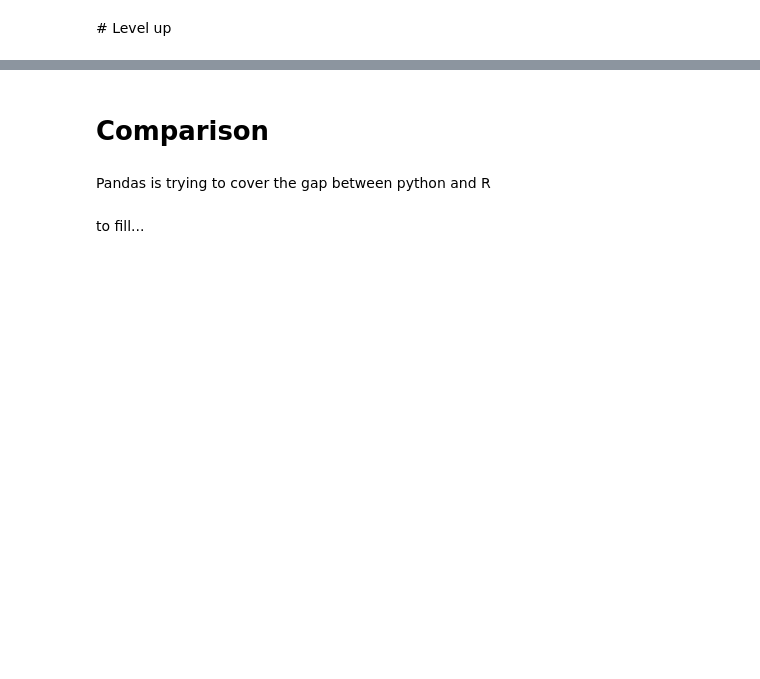
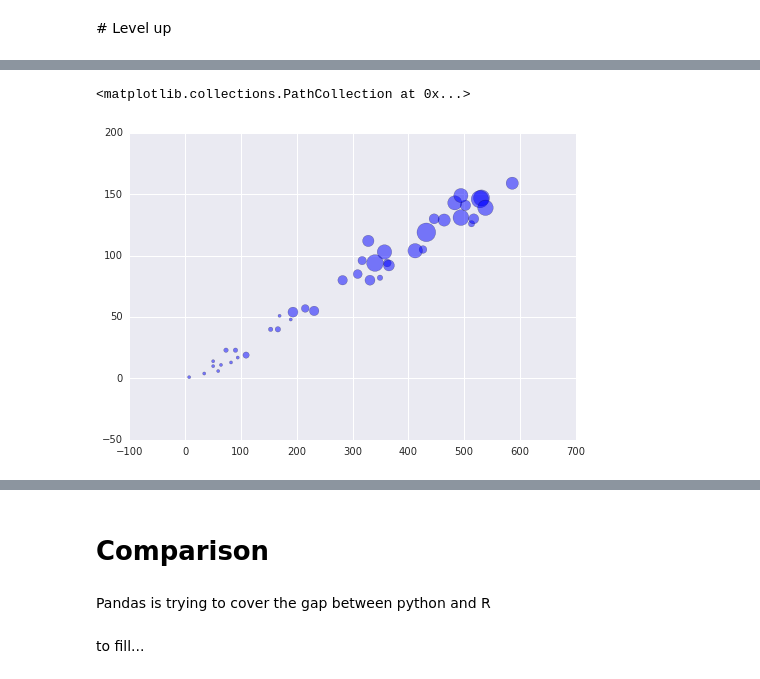
Before and after one commit to hpcit/lectures, a Jupyter notebook: pydata/06_dataframes.ipynb, the cells around one changed output, grey strips where cells are left out. Cells and saved outputs as stored; diff of their text form; code cells hidden in the pictures; blank space fills up the shorter version.

```diff
--- a/pydata/06_dataframes.ipynb
+++ b/pydata/06_dataframes.ipynb
@@ -823,0 +816,3 @@ A.duplicated(['col_name1', 'col_name2', 'col_name3'])
+# %%
+# Use a different example dataset
+baseball = pd.read_csv("https://raw.githubusercontent.com/fonnesbeck/statistical-analysis-python-tutorial/master/data/baseball.csv", index_col='id')
@@ -823,0 +890,3 @@ A.duplicated(['col_name1', 'col_name2', 'col_name3'])
+# %%
+baseball_h = baseball.set_index(['year', 'team', 'player'])
+baseball_h.head(10)
@@ -1021,0 +1097,5 @@ axes[0].set_ylabel('cumulative sum')
+# %%
+plt.scatter(baseball.ab, baseball.h, s=baseball.hr*10, alpha=0.5)
+# %% [output]
+<matplotlib.collections.PathCollection at 0x...>
+[figure, added]
```
Also changed, not shown: parts of 24 cells of this notebook.
